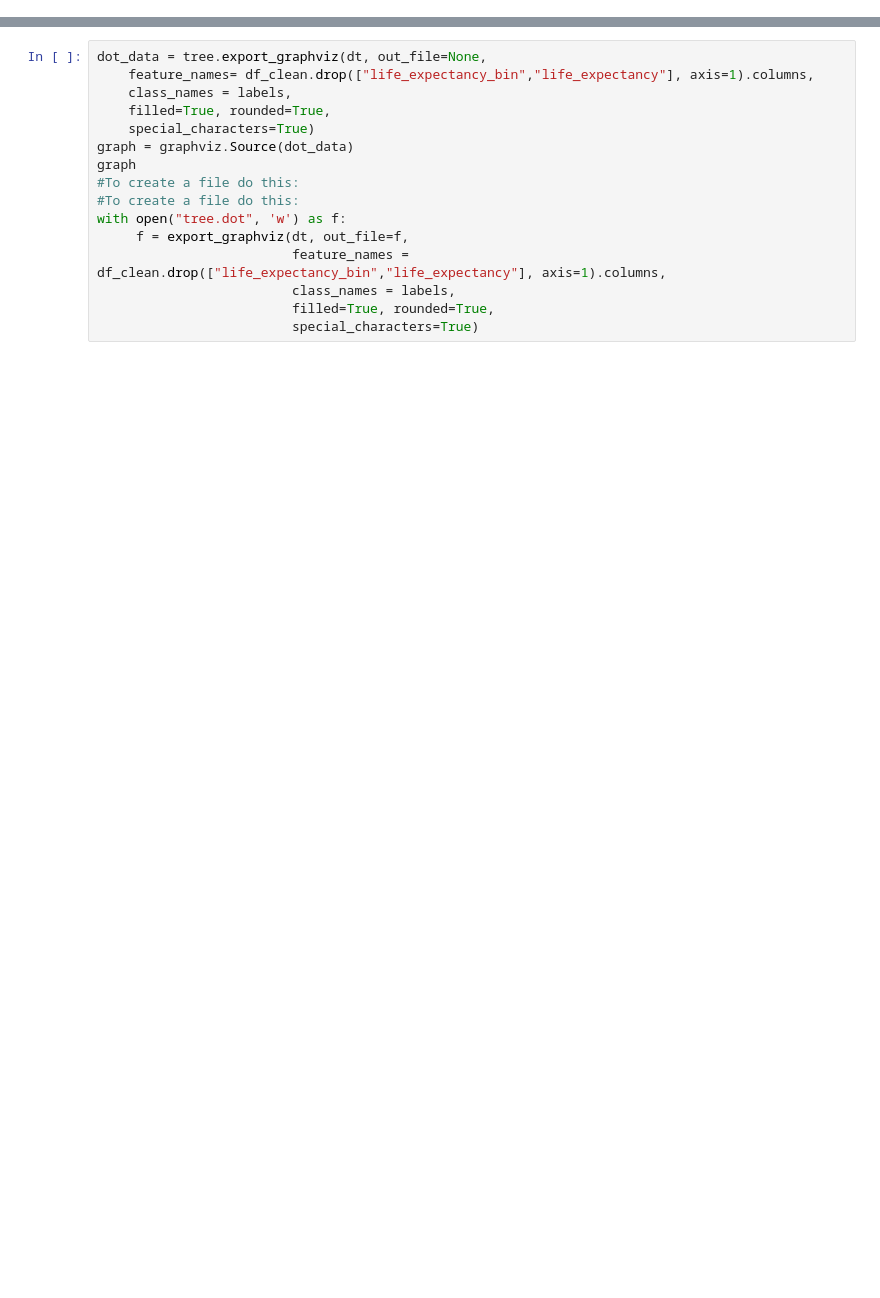
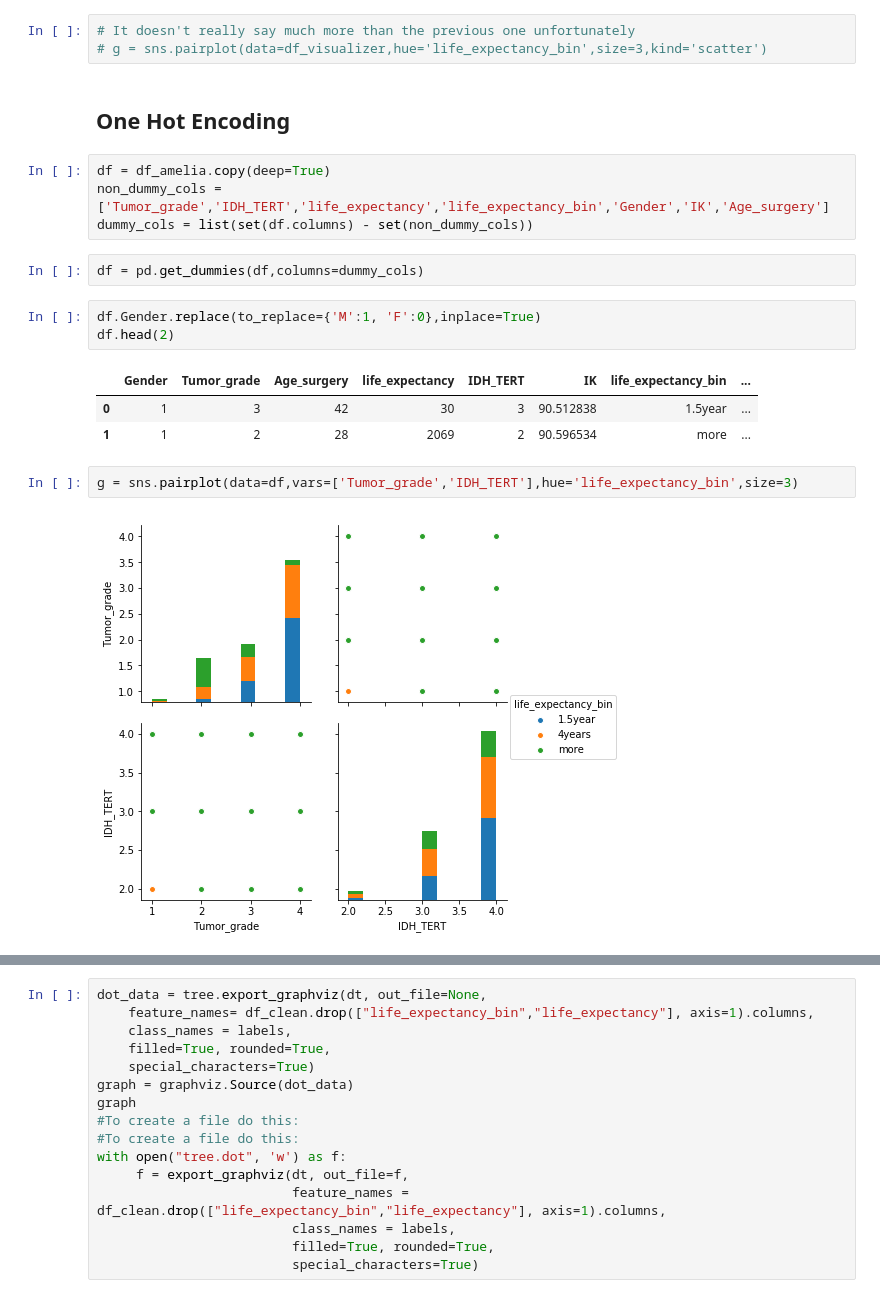
Before and after one commit to patricieni/ICM, a Jupyter notebook: Modelling.ipynb, the cells around one changed output, grey strips where cells are left out. Cells and saved outputs as stored; diff of their text form; blank space fills up the shorter version.

```diff
--- a/Modelling.ipynb
+++ b/Modelling.ipynb
@@ -211,0 +232,22 @@ Now apply PCA to lower the dimensionality of our data. And then perform a simple
+# %%
+# It doesn't really say much more than the previous one unfortunately
+# g = sns.pairplot(data=df_visualizer,hue='life_expectancy_bin',size=3,kind='scatter')
+# %% [markdown]
+## One Hot Encoding
+# %%
+df = df_amelia.copy(deep=True)
+non_dummy_cols = ['Tumor_grade','IDH_TERT','life_expectancy','life_expectancy_bin','Gender','IK','Age_surgery']
+dummy_cols = list(set(df.columns) - set(non_dummy_cols))
+# %%
+df = pd.get_dummies(df,columns=dummy_cols)
+# %%
+df.Gender.replace(to_replace={'M':1, 'F':0},inplace=True)
+df.head(2)
+# %% [output]
+|  | Gender | Tumor_grade | Age_surgery | life_expectancy | IDH_TERT | IK | life_expectancy_bin | ... |
+| 0 | 1 | 3 | 42 | 30 | 3 | 90.512838 | 1.5year | ... |
+| 1 | 1 | 2 | 28 | 2069 | 2 | 90.596534 | more | ... |
+# %%
+g = sns.pairplot(data=df,vars=['Tumor_grade','IDH_TERT'],hue='life_expectancy_bin',size=3)
+# %% [output]
+[figure, added]
```
Also changed, not shown: parts of 64 cells of this notebook, 1 other file.
